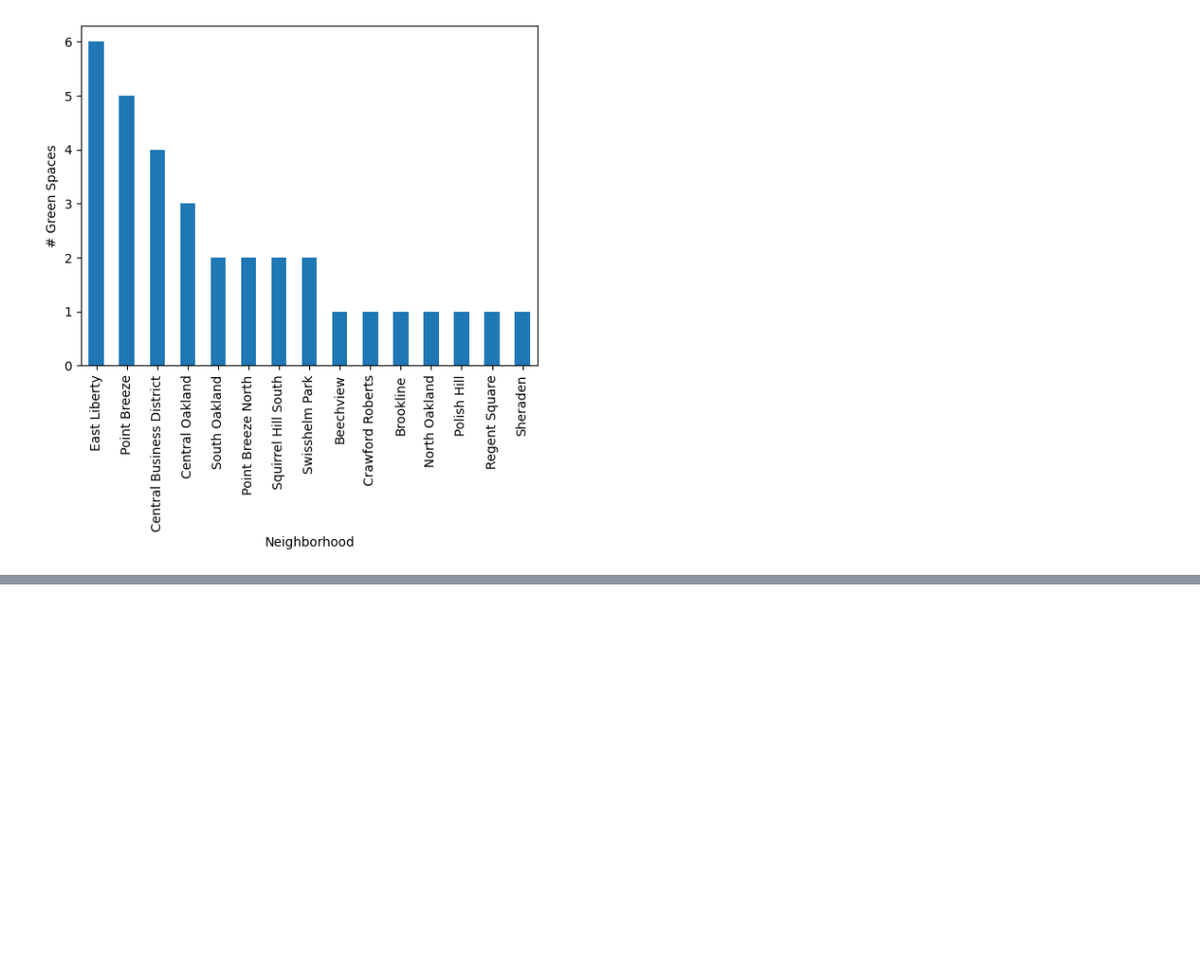
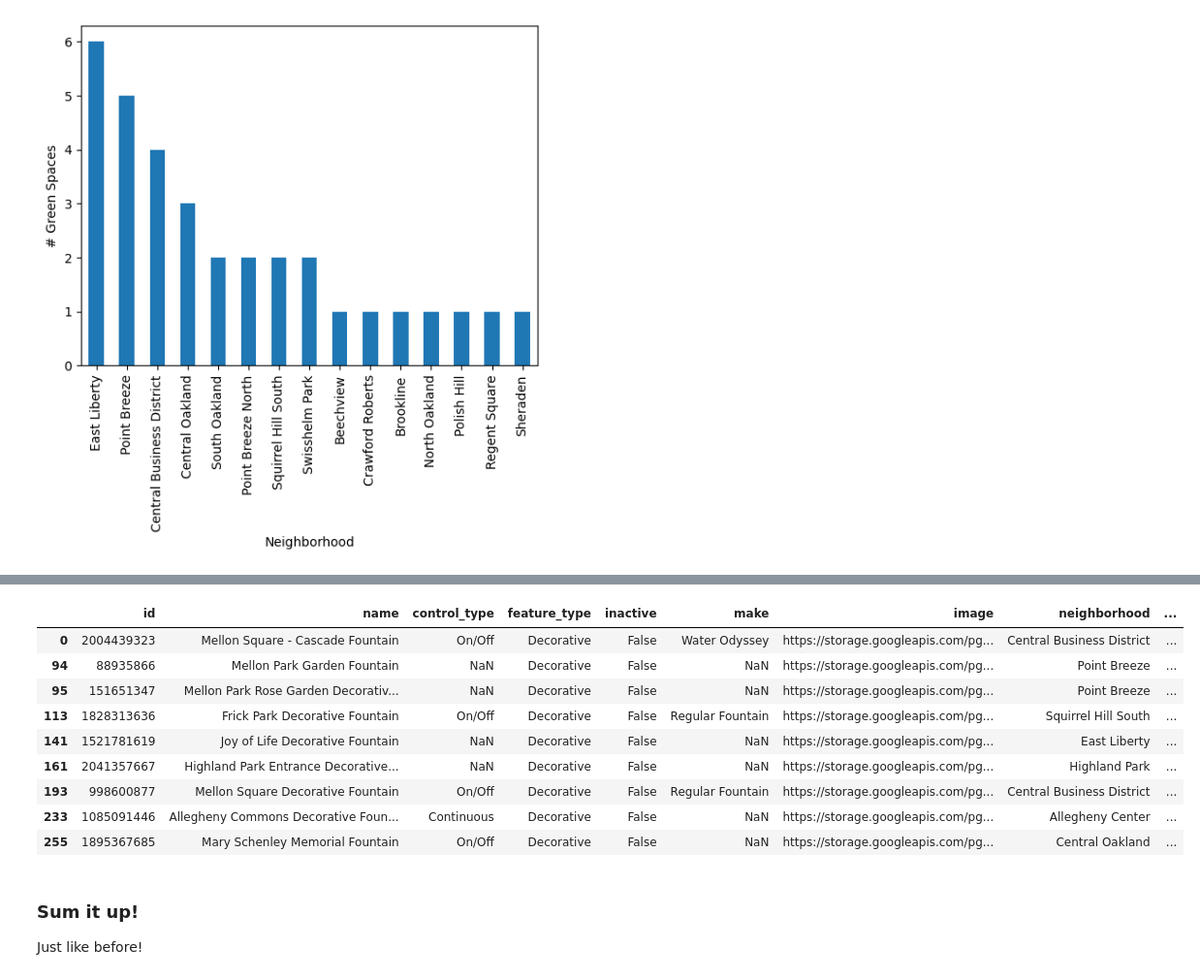
Before and after one commit to MiaD3v/CMPINF0010-FINAL-PROJECT, a Jupyter notebook: presentation.ipynb, the cells around one changed output, grey strips where cells are left out. Shown at 97% size. Saved outputs shown, nothing was run; the diff lists cells and outputs as text; code cells hidden in the pictures; blank space fills up the shorter version.

```diff
--- a/presentation.ipynb
+++ b/presentation.ipynb
@@ -195,0 +252,18 @@ plt.show()
+# %%
+df_decor_w = df_w[df_w["feature_type"] == "Decorative"]
+df_decor_w
+# %% [output]
+|  | id | name | control_type | feature_type | inactive | make | image | neighborhood | ... |
+| 0 | 2004439323 | Mellon Square - Cascade Fountain | On/Off | Decorative | False | Water Odyssey | https://storage.googleapis.com/pg... | Central Business District | ... |
+| 94 | 88935866 | Mellon Park Garden Fountain | NaN | Decorative | False | NaN | https://storage.googleapis.com/pg... | Point Breeze | ... |
+| 95 | 151651347 | Mellon Park Rose Garden Decorativ... | NaN | Decorative | False | NaN | https://storage.googleapis.com/pg... | Point Breeze | ... |
+| 113 | 1828313636 | Frick Park Decorative Fountain | On/Off | Decorative | False | Regular Fountain | https://storage.googleapis.com/pg... | Squirrel Hill South | ... |
+| 141 | 1521781619 | Joy of Life Decorative Fountain | NaN | Decorative | False | NaN | https://storage.googleapis.com/pg... | East Liberty | ... |
+| 161 | 2041357667 | Highland Park Entrance Decorative... | NaN | Decorative | False | NaN | https://storage.googleapis.com/pg... | Highland Park | ... |
+| 193 | 998600877 | Mellon Square Decorative Fountain | On/Off | Decorative | False | Regular Fountain | https://storage.googleapis.com/pg... | Central Business District | ... |
+| 233 | 1085091446 | Allegheny Commons Decorative Foun... | Continuous | Decorative | False | NaN | https://storage.googleapis.com/pg... | Allegheny Center | ... |
+| 255 | 1895367685 | Mary Schenley Memorial Fountain | On/Off | Decorative | False | NaN | https://storage.googleapis.com/pg... | Central Oakland | ... |
+# %% [markdown]
+### Sum it up!
+
+Just like before!
```
Also changed, not shown: parts of 28 cells of this notebook.
